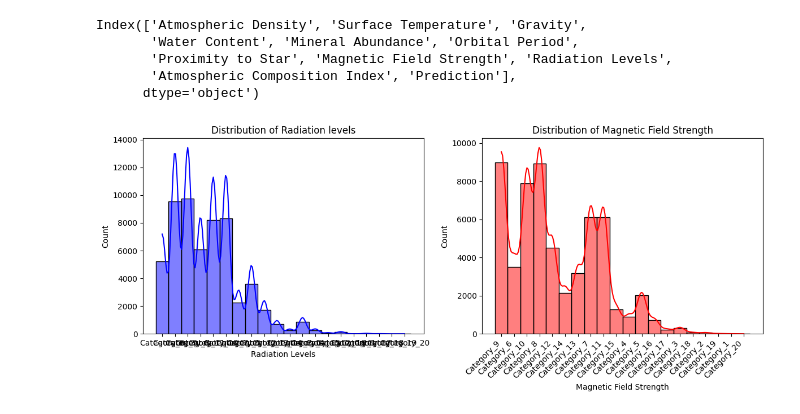
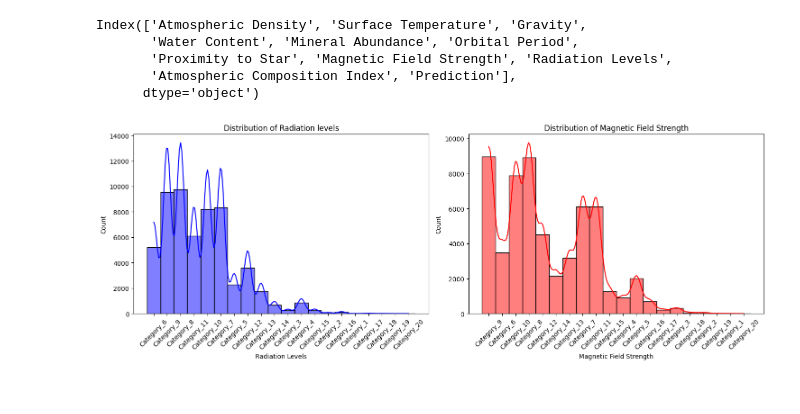
Before and after one commit to CodingYodha/Cosmic-Classifier, a Jupyter notebook: main.ipynb, the cells around one changed output. Drawn from its saved outputs; the diff is of its cells as text; code cells hidden in the pictures.

```diff
--- a/main.ipynb
+++ b/main.ipynb
@@ -87,15 +87,23 @@ Index(['Atmospheric Density', 'Surface Temperature', 'Gravity',
        'Atmospheric Composition Index', 'Prediction'],
       dtype='object')
 # %%
-fig , axes = plt.subplots(1,2,figsize=(12,5))
-sns.histplot(df['Radiation Levels'] , kde=True , color='blue' ,ax=axes[0])
-axes[0].set_title('Distribution of Radiation levels')
-plt.xticks(rotation=47, ha='right')
+fig, axes = plt.subplots(1, 2, figsize=(15, 6))  # Increased figure size
 
 
-sns.histplot(df['Magnetic Field Strength'] , kde=True , color='red' , ax=axes[1])
+sns.histplot(df['Radiation Levels'], kde=True, color='blue', ax=axes[0])
+axes[0].set_title('Distribution of Radiation levels')
+axes[0].tick_params(axis='x', rotation=45)  # Rotate x-axis labels
+axes[0].set_xlabel('Radiation Levels')  # Add proper x-label
+
+sns.histplot(df['Magnetic Field Strength'], kde=True, color='red', ax=axes[1])
 axes[1].set_title('Distribution of Magnetic Field Strength')
-plt.xticks(rotation=45, ha='right')
-plt.tight_layout()
+axes[1].tick_params(axis='x', rotation=45)  # Rotate x-axis labels
+axes[1].set_xlabel('Magnetic Field Strength')  # Add proper x-label
+
+
+plt.tight_layout(rect=[0, 0.03, 1, 0.95])  # Adjust the bottom margin
+
+# Alternative: you can also use subplots_adjust
+# plt.subplots_adjust(bottom=0.2)
 # %% [output]
-[figure, old version]
+[figure, new version]
```
Also changed, not shown: parts of 4 cells of this notebook.
